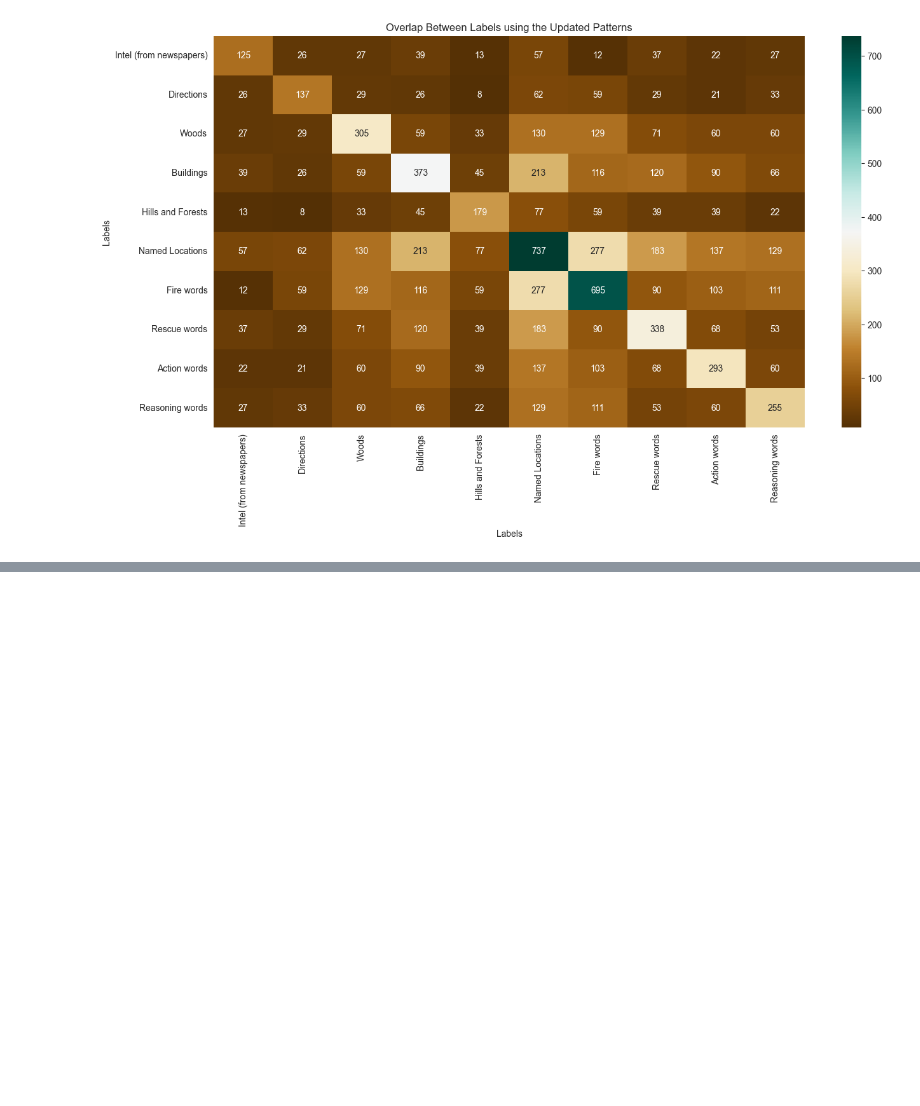
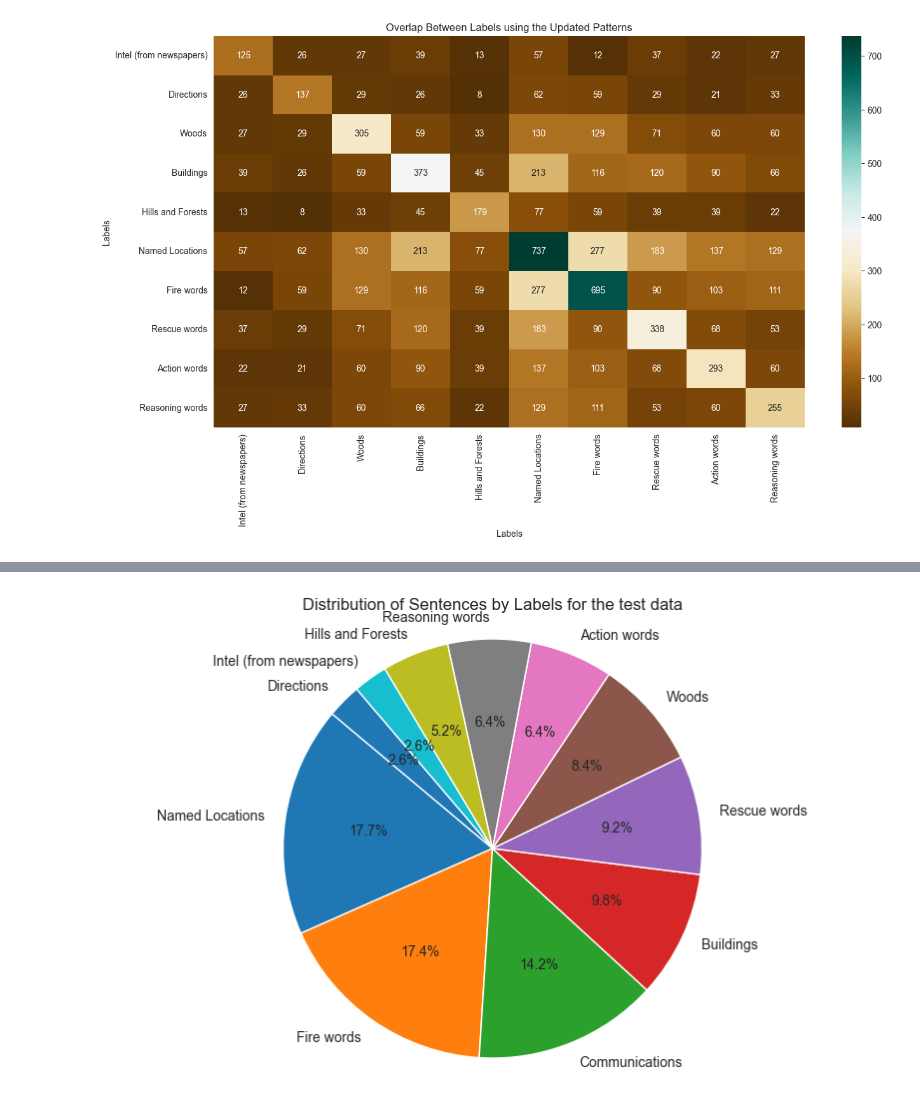
Before and after one commit to rdmoustafa/speech-act-classification, a Jupyter notebook: data-visualisation.ipynb, the cells around one changed output, grey strips where cells are left out. Drawn from its saved outputs; the diff is of its cells as text; code cells hidden in the pictures; blank space fills up the shorter version.

```diff
--- a/data-visualisation.ipynb
+++ b/data-visualisation.ipynb
@@ -168,0 +195,9 @@ plt.show()
+# %%
+# Create a pie chart
+plt.figure(figsize=(10, 6))
+plt.pie(test_label_counts, labels=test_label_counts.index, autopct='%1.1f%%', startangle=140)
+plt.title('Distribution of Sentences by Labels for the test data')
+plt.axis('equal')
+plt.show()
+# %% [output]
+[figure, added]
```
Also changed, not shown: parts of 6 cells of this notebook.
